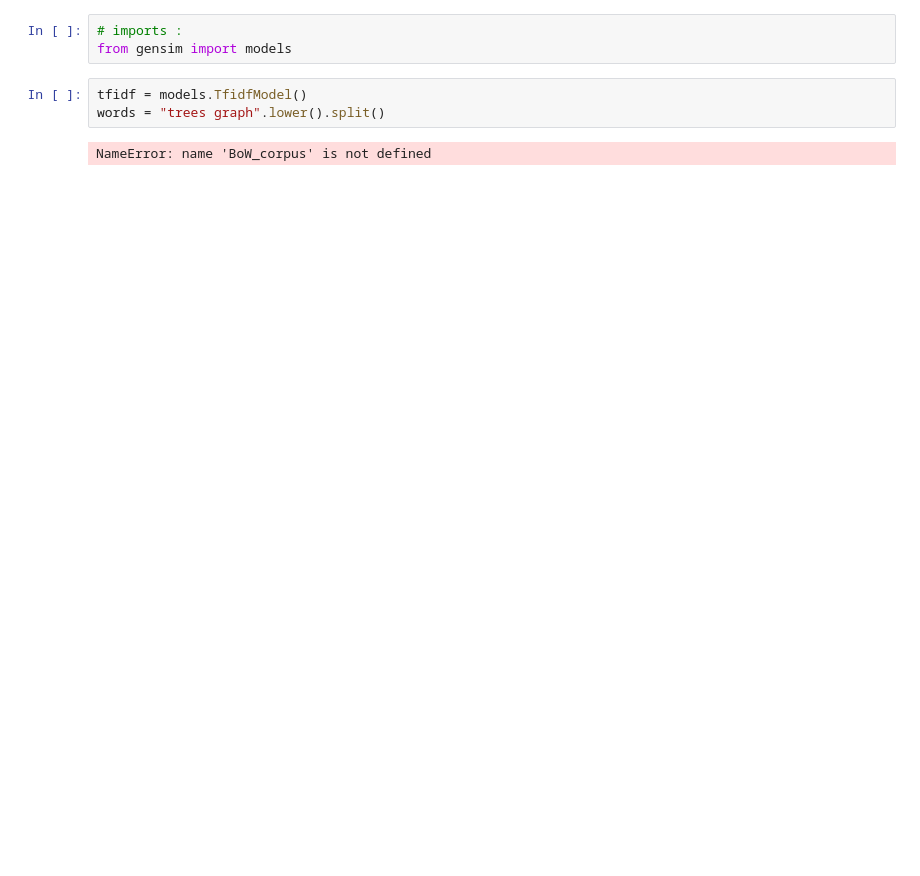
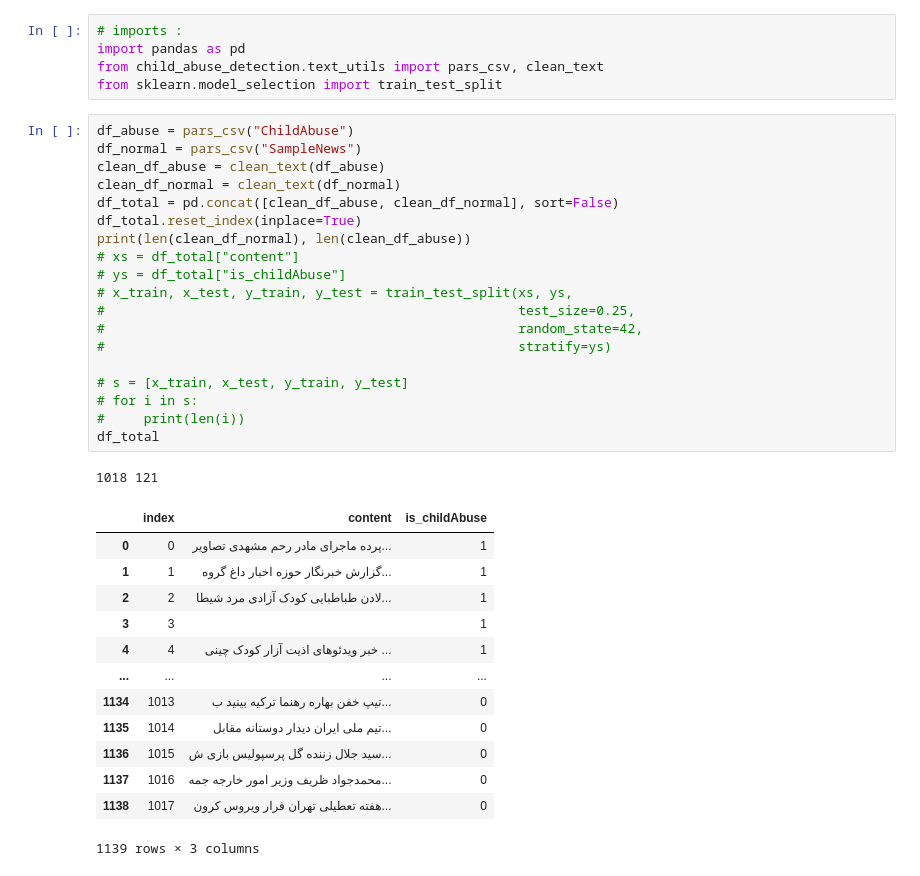
Before and after one commit to smrrazavian/child_abuse_detection, a Jupyter notebook: testNotebook.ipynb, the cells around one changed output. Saved outputs shown, nothing was run; the diff lists cells and outputs as text; blank space fills up the shorter version.

```diff
--- a/testNotebook.ipynb
+++ b/testNotebook.ipynb
@@ -1,8 +1,39 @@
-# %%
-# imports :
-from gensim import models
-# %%
-tfidf = models.TfidfModel()
-words = "trees graph".lower().split()
-# %% [output]
-NameError: name 'BoW_corpus' is not defined
+# %%
+# imports :
+import pandas as pd
+from child_abuse_detection.text_utils import pars_csv, clean_text
+from sklearn.model_selection import train_test_split
+# %%
+df_abuse = pars_csv("ChildAbuse")
+df_normal = pars_csv("SampleNews")
+clean_df_abuse = clean_text(df_abuse)
+clean_df_normal = clean_text(df_normal)
+df_total = pd.concat([clean_df_abuse, clean_df_normal], sort=False)
+df_total.reset_index(inplace=True)
+print(len(clean_df_normal), len(clean_df_abuse))
+# xs = df_total["content"]
+# ys = df_total["is_childAbuse"]
+# x_train, x_test, y_train, y_test = train_test_split(xs, ys,
+#                                                     test_size=0.25,
+#                                                     random_state=42,
+#                                                     stratify=ys)
+
+# s = [x_train, x_test, y_train, y_test]
+# for i in s:
+#     print(len(i))
+df_total
+# %% [output]
+1018 121
+|  | index | content | is_childAbuse |
+| 0 | 0 | پرده ماجرای مادر رحم مشهدی تصاویر... | 1 |
+| 1 | 1 | گزارش خبرنگار حوزه اخبار داغ گروه... | 1 |
+| 2 | 2 | لادن طباطبایی کودک آزادی مرد شیطا... | 1 |
+| 3 | 3 |  | 1 |
+| 4 | 4 | خبر ویدئوهای اذیت آزار کودک چینی ... | 1 |
+| ... | ... | ... | ... |
+| 1134 | 1013 | تیپ خفن بهاره رهنما ترکیه بینید ب... | 0 |
+| 1135 | 1014 | تیم ملی ایران دیدار دوستانه مقابل... | 0 |
+| 1136 | 1015 | سید جلال زننده گل پرسپولیس بازی ش... | 0 |
+| 1137 | 1016 | محمدجواد ظریف وزیر امور خارجه جمه... | 0 |
+| 1138 | 1017 | هفته تعطیلی تهران فرار ویروس کرون... | 0 |
+1139 rows × 3 columns
```
Also changed, not shown: parts of 6 cells of this notebook.
